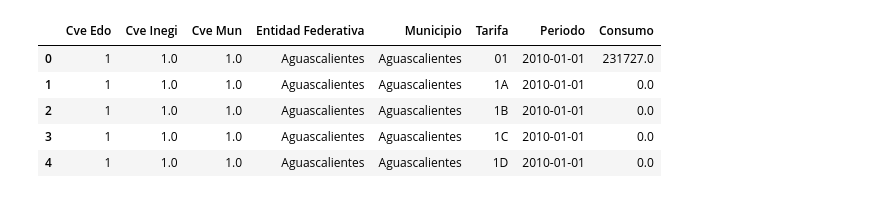
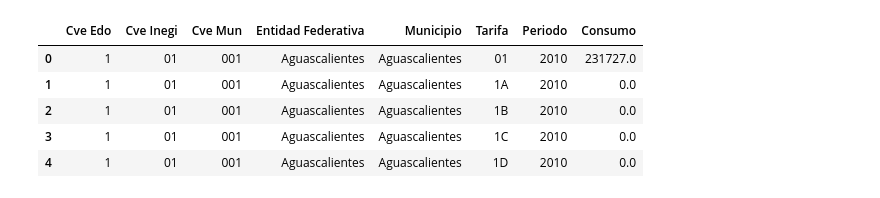
Before and after one commit to SaulPuente/data-mining-class, a Jupyter notebook: practica_4.ipynb, the cells around one changed output. Saved outputs shown, nothing was run; the diff lists cells and outputs as text; code cells hidden in the pictures.

```diff
--- a/practica_4.ipynb
+++ b/practica_4.ipynb
@@ -3,12 +3,21 @@ import pandas as pd
 import numpy as np
 import matplotlib.pyplot as plt
 # %%
-df = pd.read_csv("data/Usuariosyconsumodeelectricidadpormunicipio_clean.csv")
+df = pd.read_csv("data/Usuariosyconsumodeelectricidadpormunicipio_clean.csv", dtype={
+    'Cve Edo': 'string',
+    'Cve Inegi': 'string',
+    'Cve Mun': 'string',
+    'Entidad Federativa': 'string',
+    'Municipio': 'string',
+    'Tarifa': 'string',
+    'Periodo': 'int64',
+    'Consumo': 'float64'
+})
 df.head()
 # %% [output]
 |  | Cve Edo | Cve Inegi | Cve Mun | Entidad Federativa | Municipio | Tarifa | Periodo | Consumo |
-| 0 | 1 | 1.0 | 1.0 | Aguascalientes | Aguascalientes | 01 | 2010-01-01 | 231727.0 |
-| 1 | 1 | 1.0 | 1.0 | Aguascalientes | Aguascalientes | 1A | 2010-01-01 | 0.0 |
-| 2 | 1 | 1.0 | 1.0 | Aguascalientes | Aguascalientes | 1B | 2010-01-01 | 0.0 |
-| 3 | 1 | 1.0 | 1.0 | Aguascalientes | Aguascalientes | 1C | 2010-01-01 | 0.0 |
-| 4 | 1 | 1.0 | 1.0 | Aguascalientes | Aguascalientes | 1D | 2010-01-01 | 0.0 |
+| 0 | 1 | 01 | 001 | Aguascalientes | Aguascalientes | 01 | 2010 | 231727.0 |
+| 1 | 1 | 01 | 001 | Aguascalientes | Aguascalientes | 1A | 2010 | 0.0 |
+| 2 | 1 | 01 | 001 | Aguascalientes | Aguascalientes | 1B | 2010 | 0.0 |
+| 3 | 1 | 01 | 001 | Aguascalientes | Aguascalientes | 1C | 2010 | 0.0 |
+| 4 | 1 | 01 | 001 | Aguascalientes | Aguascalientes | 1D | 2010 | 0.0 |
```
Also changed, not shown: parts of 7 cells of this notebook, 3 other files.
